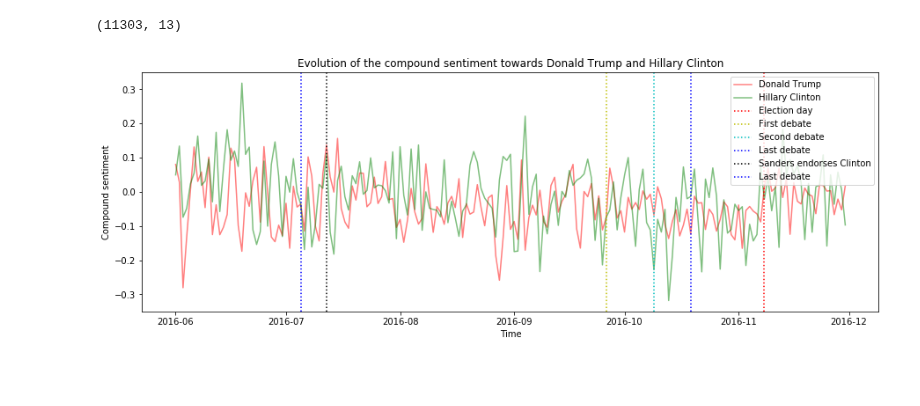
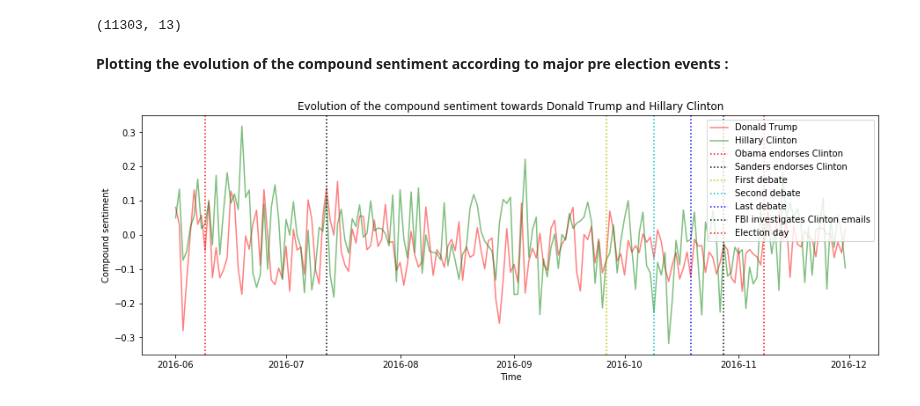
Before and after one commit to arthishow/Project, a Jupyter notebook: Final project.ipynb, the cells around one changed output. Drawn from its saved outputs; the diff is of its cells as text; code cells hidden in the pictures; blank space fills up the shorter version.

```diff
--- a/Final project.ipynb
+++ b/Final project.ipynb
@@ -695,16 +752,19 @@ politics_lite_clinton.shape
 (11303, 13)
 # %%
 def positive_sentiment(sentiment):
+    '''Function that returns the value of the positive sentiment'''
     ss = sentiment.split(',')
     pos = float(ss[3])
     return pos
 
 def negative_sentiment(sentiment):
+    '''Function that returns the value of the negative sentiment'''
     ss = sentiment.split(',')
     neg = float(ss[1])
     return neg
 
 def compound_sentiment(sentiment):
+    '''Function that returns the value of the compound sentiment'''
     ss = sentiment.split(',')
     compound = float(ss[0])
     return compound
@@ -722,25 +783,25 @@ politics_lite_clinton['compound'] = politics_lite_clinton['sentiment'].apply(com
 politics_lite_clinton['day of year'] = politics_lite_clinton['created_utc'].map(lambda t: t.dayofyear)
 feeling_clinton_time = politics_lite_clinton[['day of year', 'positivity', 'negativity', 'compound']].groupby(politics_lite_clinton['day of year']).agg('mean')
 feeling_clinton_time['date'] = feeling_clinton_time['day of year'].map(lambda t: datetime.datetime(2016, 1, 1) + datetime.timedelta(t - 1))
+# %% [markdown]
+**Plotting the evolution of the compound sentiment according to major pre election events :**
 # %%
 plt.figure(figsize=(15,5))
 
 plt.xlabel('Time')
 plt.ylabel('Compound sentiment')
 plt.title('Evolution of the compound sentiment towards Donald Trump and Hillary Clinton')
 plt.plot(feeling_trump_time['date'], feeling_trump_time['compound'], color='r', alpha=0.5, label='Donald Trump')
 plt.plot(feeling_clinton_time['date'], feeling_clinton_time['compound'], color='g', alpha=0.5, label='Hillary Clinton')
-plt.axvline(x=datetime.datetime(year=2016, month=11, day=8), color='r', linestyle=':', label='Election day')
+plt.axvline(x=datetime.datetime(year=2016, month=6, day=9), color='r', linestyle=':', label='Obama endorses Clinton')
+plt.axvline(x=datetime.datetime(year=2016, month=7, day=12), color= 'k', linestyle=':', label='Sanders endorses Clinton')
 plt.axvline(x=datetime.datetime(year=2016, month=9, day=26), color='y', linestyle=':', label='First debate')
 plt.axvline(x=datetime.datetime(year=2016, month=10, day=9), color= 'c', linestyle=':', label='Second debate')
 plt.axvline(x=datetime.datetime(year=2016, month=10, day=19), color= 'b', linestyle=':', label='Last debate')
-plt.axvline(x=datetime.datetime(year=2016, month=7, day=12), color= 'k', linestyle=':', label='Sanders endorses Clinton')
+plt.axvline(x=datetime.datetime(year=2016, month=10, day=28), color= 'k', linestyle=':', label='FBI investigates Clinton emails')
+plt.axvline(x=datetime.datetime(year=2016, month=11, day=8), color='r', linestyle=':', label='Election day')
 
-
-#plt.axvline(x=datetime.datetime(year=2016, month=7, day=5), color= 'b', linestyle=':', label='FBI concludes email scandal')
-#plt.axvline(x=datetime.datetime(year=2016, month=6, day=9), color= 'b', linestyle=':', label='Obama endorses Clinton')
-#plt.axvline(x=datetime.datetime(year=2016, month=7, day=28), color= 'y', linestyle=':', label='Clinton first female nominee')
 plt.legend()
 plt.show()
 # %% [output]
-[figure, old version]
+[figure, new version]
```
Also changed, not shown: parts of 49 cells of this notebook, 4 other files.
